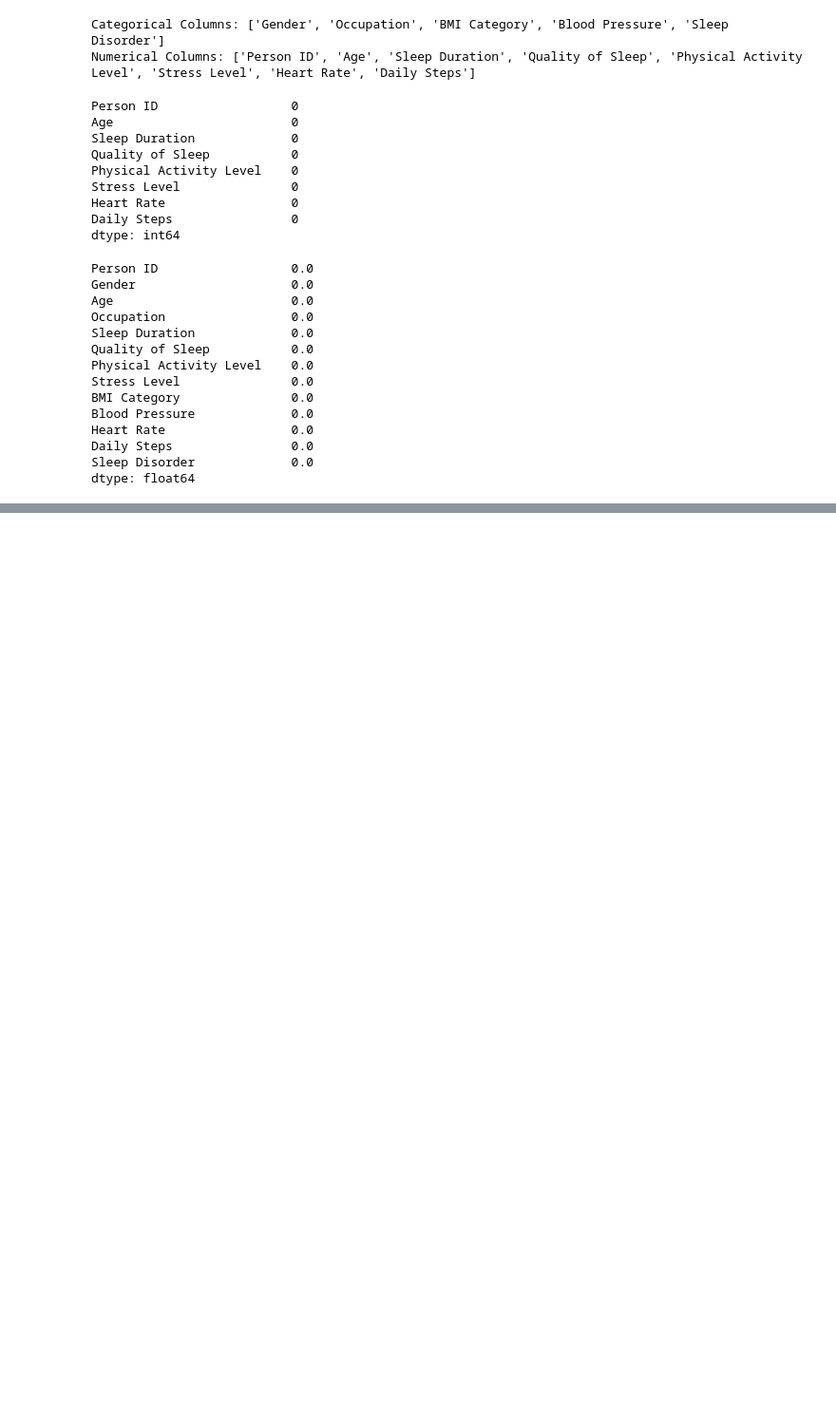
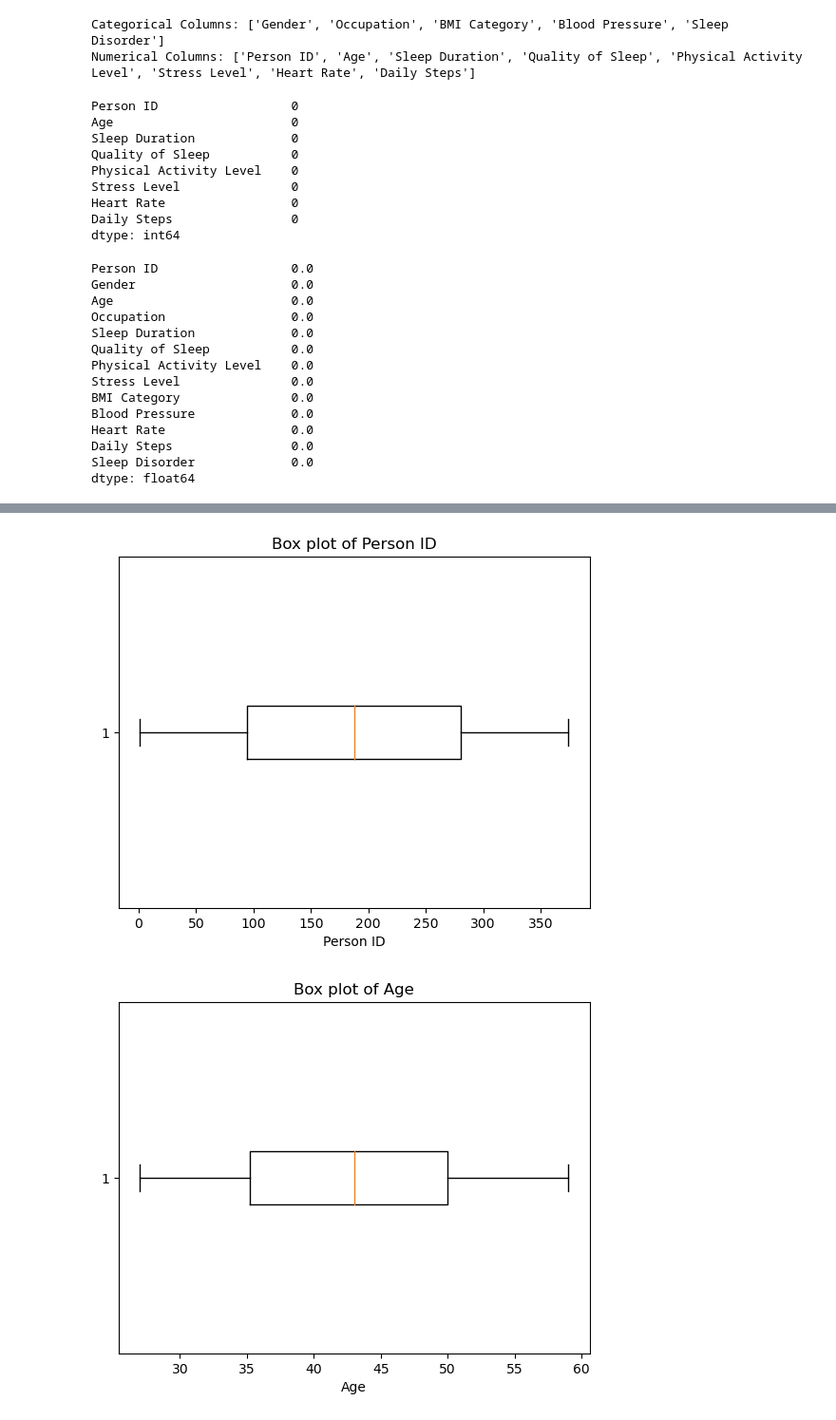
Before and after one commit to HansajaAmarathunga/UOM, a Jupyter notebook: Machine/Activity/Activity.ipynb, the cells around one changed output, grey strips where cells are left out. Shown: that part at 95% size. Saved outputs shown, nothing was run; the diff lists cells and outputs as text; code cells hidden in the pictures; blank space fills up the shorter version.

```diff
--- a/Machine/Activity/Activity.ipynb
+++ b/Machine/Activity/Activity.ipynb
@@ -90,5 +90,11 @@ Daily Steps                0.0
 Sleep Disorder             0.0
 dtype: float64
 # %%
-numeric_df = (df.select_dtypes(include=['number'])
+df_n = pd.DataFrame(df)
+
+numeric_df = df_n.select_dtypes(include=['number'])
+
+numeric_df.fillna(numeric_df.median(), inplace=True)
+
+numeric_df.head(10)
 # %% [output]
@@ -95,0 +112,10 @@ SyntaxError: unexpected EOF while parsing (2788923557.py, line 1)
+# %%
+import matplotlib.pyplot as plt
+for i,col in enumerate(numeric_df.columns):
+    plt.boxplot(numeric_df[col], vert=False)
+    plt.title(f'Box plot of {col}')
+    plt.xlabel(col)
+    plt.show()
+# %% [output]
+[figure, added]
+[figure, added]
```
Also changed, not shown: parts of 2 cells of this notebook.
